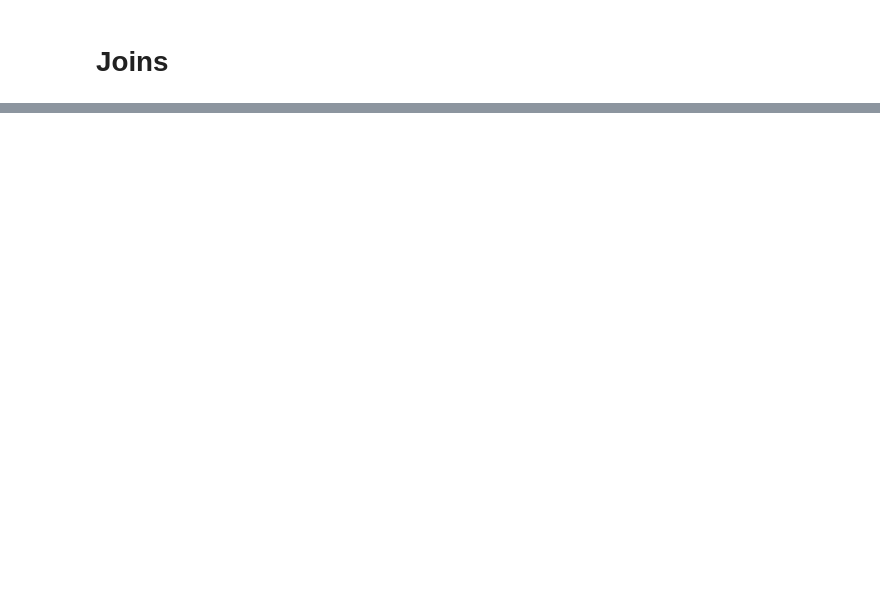
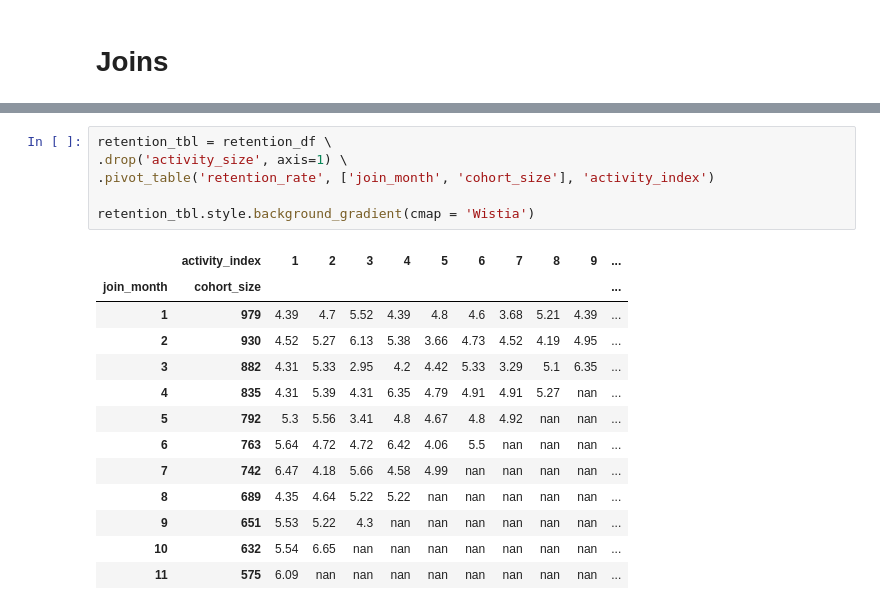
Before and after one commit to raphaelvannson/interviewprep, a Jupyter notebook: jupyter/pandas_prep.ipynb, the cells around one changed output, grey strips where cells are left out. Drawn from its saved outputs; the diff is of its cells as text; blank space fills up the shorter version.

```diff
--- a/jupyter/pandas_prep.ipynb
+++ b/jupyter/pandas_prep.ipynb
@@ -264,0 +547,20 @@ df.plot()
+# %%
+retention_tbl = retention_df \
+.drop('activity_size', axis=1) \
+.pivot_table('retention_rate', ['join_month', 'cohort_size'], 'activity_index')
+
+retention_tbl.style.background_gradient(cmap = 'Wistia')
+# %% [output]
+|  | activity_index | 1 | 2 | 3 | 4 | 5 | 6 | 7 | 8 | 9 | ... |
+| join_month | cohort_size |  |  |  |  |  |  |  |  |  | ... |
+| 1 | 979 | 4.39 | 4.7 | 5.52 | 4.39 | 4.8 | 4.6 | 3.68 | 5.21 | 4.39 | ... |
+| 2 | 930 | 4.52 | 5.27 | 6.13 | 5.38 | 3.66 | 4.73 | 4.52 | 4.19 | 4.95 | ... |
+| 3 | 882 | 4.31 | 5.33 | 2.95 | 4.2 | 4.42 | 5.33 | 3.29 | 5.1 | 6.35 | ... |
+| 4 | 835 | 4.31 | 5.39 | 4.31 | 6.35 | 4.79 | 4.91 | 4.91 | 5.27 | nan | ... |
+| 5 | 792 | 5.3 | 5.56 | 3.41 | 4.8 | 4.67 | 4.8 | 4.92 | nan | nan | ... |
+| 6 | 763 | 5.64 | 4.72 | 4.72 | 6.42 | 4.06 | 5.5 | nan | nan | nan | ... |
+| 7 | 742 | 6.47 | 4.18 | 5.66 | 4.58 | 4.99 | nan | nan | nan | nan | ... |
+| 8 | 689 | 4.35 | 4.64 | 5.22 | 5.22 | nan | nan | nan | nan | nan | ... |
+| 9 | 651 | 5.53 | 5.22 | 4.3 | nan | nan | nan | nan | nan | nan | ... |
+| 10 | 632 | 5.54 | 6.65 | nan | nan | nan | nan | nan | nan | nan | ... |
+| 11 | 575 | 6.09 | nan | nan | nan | nan | nan | nan | nan | nan | ... |
```
Also changed, not shown: parts of 25 cells of this notebook.
